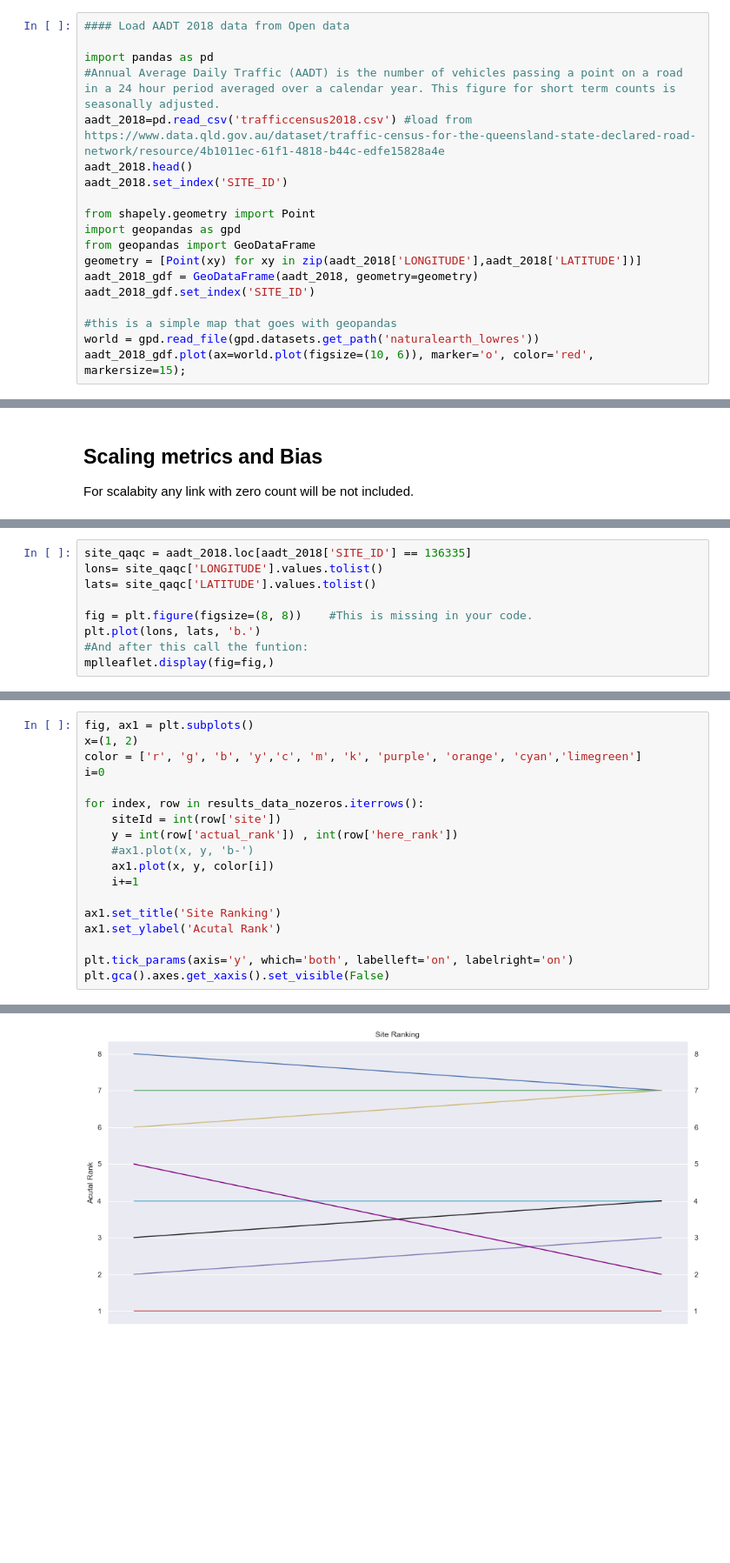
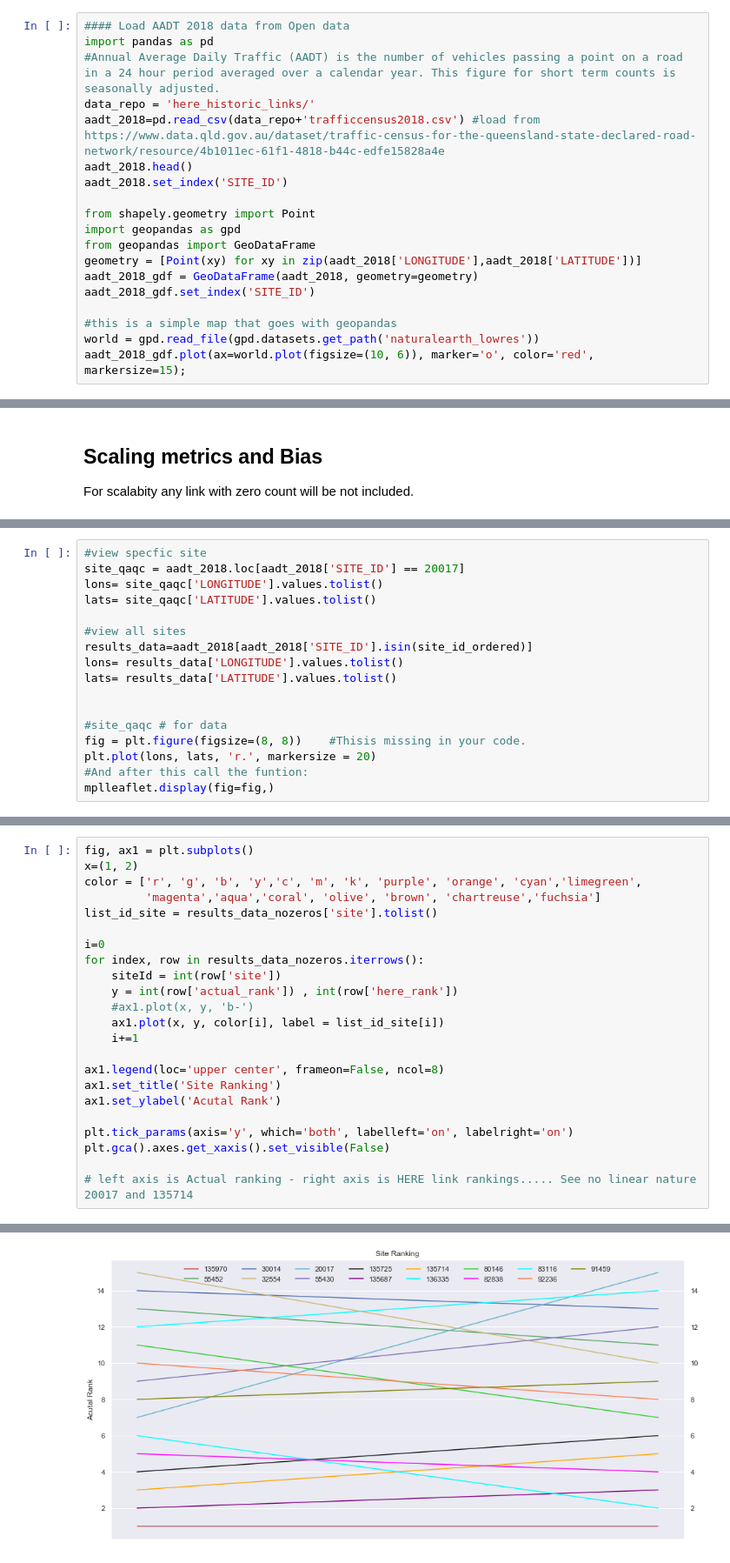
Before and after one commit to jaworra/Crowd-Source-HERE, a Jupyter notebook: hypothesis1-relaibility of HERE probe data.ipynb, the cells around one changed output, grey strips where cells are left out. Shown at 87% size. Cells and saved outputs as stored; diff of their text form; blank space fills up the shorter version.

```diff
--- a/hypothesis1-relaibility of HERE probe data.ipynb
+++ b/hypothesis1-relaibility of HERE probe data.ipynb
@@ -25,10 +25,10 @@ Approachs
 - 2) Autotmate approach to deliver analyisis against all sites.
 # %%
 #### Load AADT 2018 data from Open data
-
 import pandas as pd
 #Annual Average Daily Traffic (AADT) is the number of vehicles passing a point on a road in a 24 hour period averaged over a calendar year. This figure for short term counts is seasonally adjusted.
-aadt_2018=pd.read_csv('trafficcensus2018.csv') #load from https://www.data.qld.gov.au/dataset/traffic-census-for-the-queensland-state-declared-road-network/resource/4b1011ec-61f1-4818-b44c-edfe15828a4e
+data_repo = 'here_historic_links/'
+aadt_2018=pd.read_csv(data_repo+'trafficcensus2018.csv') #load from https://www.data.qld.gov.au/dataset/traffic-census-for-the-queensland-state-declared-road-network/resource/4b1011ec-61f1-4818-b44c-edfe15828a4e
 aadt_2018.head()
 aadt_2018.set_index('SITE_ID')
 
@@ -490,10 +500,18 @@ results_data
 # %%
-site_qaqc = aadt_2018.loc[aadt_2018['SITE_ID'] == 136335]
+#view specfic site
+site_qaqc = aadt_2018.loc[aadt_2018['SITE_ID'] == 20017]
 lons= site_qaqc['LONGITUDE'].values.tolist()
 lats= site_qaqc['LATITUDE'].values.tolist()
 
-fig = plt.figure(figsize=(8, 8))    #This is missing in your code.
-plt.plot(lons, lats, 'b.')
+#view all sites
+results_data=aadt_2018[aadt_2018['SITE_ID'].isin(site_id_ordered)]
+lons= results_data['LONGITUDE'].values.tolist()
+lats= results_data['LATITUDE'].values.tolist()
+
+
+#site_qaqc # for data
+fig = plt.figure(figsize=(8, 8))    #Thisis missing in your code.
+plt.plot(lons, lats, 'r.', markersize = 20)
 #And after this call the funtion:
 mplleaflet.display(fig=fig,)
 # %% [output]
@@ -528,19 +543,24 @@ See the caveats in the documentation: http://pandas.pydata.org/pandas-docs/stabl
 # %%
 fig, ax1 = plt.subplots()
 x=(1, 2)
-color = ['r', 'g', 'b', 'y','c', 'm', 'k', 'purple', 'orange', 'cyan','limegreen']
+color = ['r', 'g', 'b', 'y','c', 'm', 'k', 'purple', 'orange', 'cyan','limegreen',
+         'magenta','aqua','coral', 'olive', 'brown', 'chartreuse','fuchsia']
+list_id_site = results_data_nozeros['site'].tolist()
+
 i=0
-
 for index, row in results_data_nozeros.iterrows():
     siteId = int(row['site'])
     y = int(row['actual_rank']) , int(row['here_rank'])
     #ax1.plot(x, y, 'b-')
-    ax1.plot(x, y, color[i])
+    ax1.plot(x, y, color[i], label = list_id_site[i])
     i+=1
 
+ax1.legend(loc='upper center', frameon=False, ncol=8)
 ax1.set_title('Site Ranking')
 ax1.set_ylabel('Acutal Rank')
 
 plt.tick_params(axis='y', which='both', labelleft='on', labelright='on')
 plt.gca().axes.get_xaxis().set_visible(False)
+
+# left axis is Actual ranking - right axis is HERE link rankings..... See no linear nature 20017 and 135714
 # %% [output]
@@ -551,3 +567,3 @@ Passing one of 'on', 'true', 'off', 'false' as a boolean is deprecated; use an a
-[figure, old version]
+[figure, new version]
 # %% [markdown]
 ### Conclusion:
```
Also changed, not shown: parts of 46 cells of this notebook, 3 other files.
